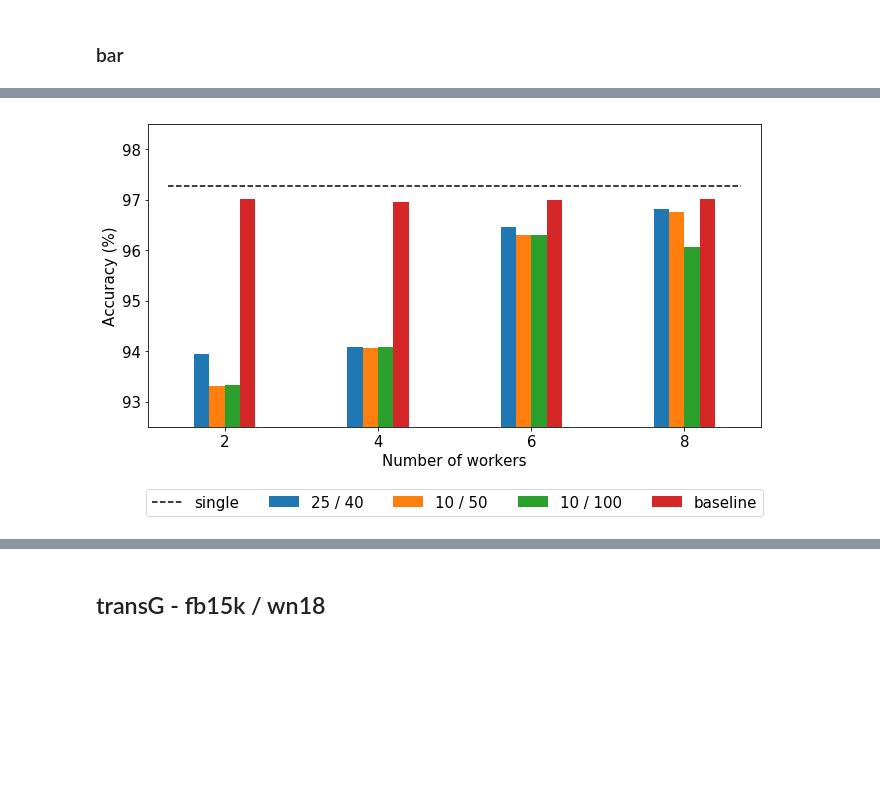
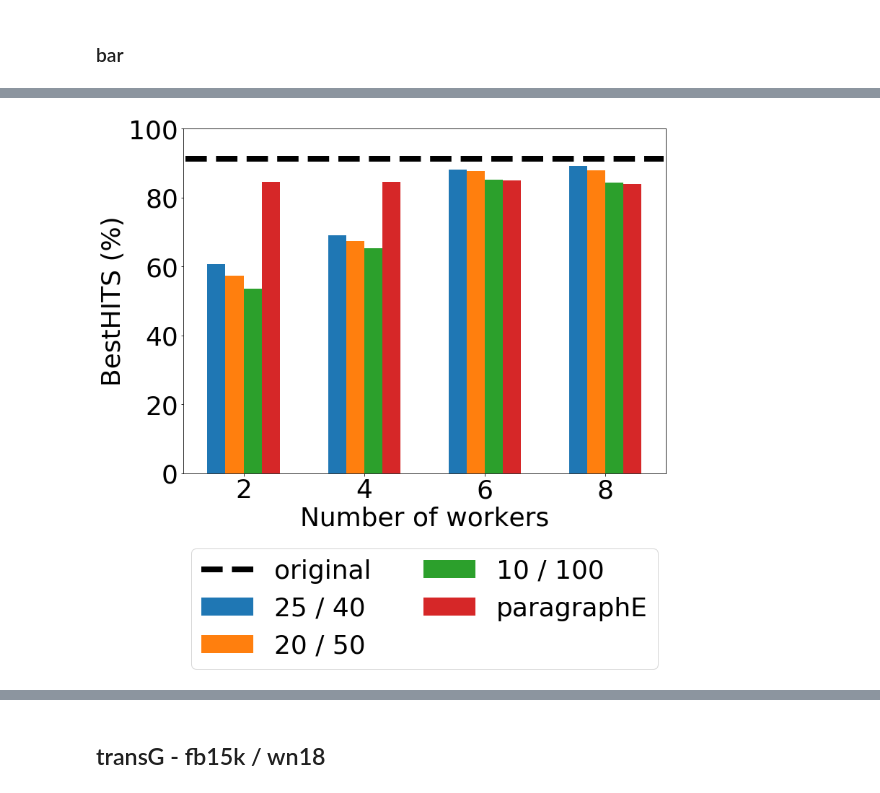
Before and after one commit to ahnjaewoo/Embedding, a Jupyter notebook: figures/figures.ipynb, the cells around one changed output, grey strips where cells are left out. Cells and saved outputs as stored; diff of their text form; code cells hidden in the pictures; blank space fills up the shorter version.

```diff
--- a/figures/figures.ipynb
+++ b/figures/figures.ipynb
@@ -8,8 +8,7 @@ import matplotlib.dates as mdates
 %matplotlib inline
 plt.rcParams['text.latex.unicode'] = True
 #plt.rcParams["font.family"] = 'Times New Roman'
-#plt.rcParams["font.size"] = 18
-plt.rcParams["font.size"] = 15
+plt.rcParams["font.size"] = 36
 # %% [markdown]
 ## transE - fb15k / wn18
 # %% [markdown]
@@ -107,31 +196,31 @@ plt.show()
 # %%
-# accuracy wn18
+# BestHITS wn18
 num_workers = np.array([2, 4, 6, 8])
 
-wn18_25_40 = np.array([0.9395, 0.9408, 0.9646, 0.9681]) * 100
-wn18_20_50 = np.array([0.933, 0.9406, 0.963, 0.9675]) * 100
-wn18_10_100 = np.array([0.9332, 0.9409, 0.963, 0.9607]) * 100
-wn18_baseline = np.array([97.01, 96.95, 97, 97.01])
-wn18_single = 0.9727 * 100
+wn18_25_40 = np.array([0.607, 0.691, 0.8804, 0.8914]) * 100
+wn18_20_50 = np.array([0.5732, 0.6736, 0.8772, 0.8802]) * 100
+wn18_10_100 = np.array([0.5352, 0.6532, 0.8522, 0.8436]) * 100
+wn18_baseline = np.array([84.48, 84.57, 84.97, 83.99])
+wn18_single = 0.91341 * 100
 
-fig, ax = plt.subplots(1, 1, figsize = (10, 6))
+fig, ax = plt.subplots(1, 1, figsize = (12, 9))
 
-ax.bar(num_workers - 0.3, wn18_25_40, width = 0.2, label = '25 / 40')
-ax.bar(num_workers - 0.1, wn18_20_50, width = 0.2, label = '10 / 50')
-ax.bar(num_workers + 0.1, wn18_10_100, width = 0.2, label = '10 / 100')
-ax.bar(num_workers +  0.3, wn18_baseline, width = 0.2, label = 'baseline')
-ax.plot(ax.get_xlim(), [wn18_single, wn18_single], c = 'k', linestyle = '--', label = 'single')
+ax.bar(num_workers - 0.45, wn18_25_40, width = 0.3, label = '25 / 40')
+ax.bar(num_workers - 0.15, wn18_20_50, width = 0.3, label = '20 / 50')
+ax.bar(num_workers + 0.15, wn18_10_100, width = 0.3, label = '10 / 100')
+ax.bar(num_workers +  0.45, wn18_baseline, width = 0.3, label = 'paragraphE')
+ax.plot(ax.get_xlim(), [wn18_single, wn18_single], c = 'k', linestyle = '--', label = 'original', lw = 8)
 ax.set_xlabel('Number of workers')
-ax.set_ylabel('Accuracy (%)')
-ax.legend(loc = 'upper center', bbox_to_anchor = (0.5, -0.18), fancybox = True, ncol = 5)
+ax.set_ylabel('BestHITS (%)')
+legend = ax.legend(loc = 'upper center', bbox_to_anchor = (0.5, -0.18), fancybox = True, ncol = 2)
 ax.set_xticks(num_workers)
-ax.set_yticks(np.arange(0, 100, 1))
+ax.set_yticks(np.arange(0, 101, 20))
 ax.set_xlim(1, 9)
-ax.set_ylim(92.5, 98.5)
+ax.set_ylim(0, 100)
 
 plt.tight_layout()
-plt.savefig('./bar_accuracy_transe_wn18.pdf', dpi = 300, quality = 100)
+plt.savefig('./bar_besthit_transe_wn18.pdf', dpi = 300, quality = 100, bbox_extra_artists = (legend,), bbox_inches = 'tight')
 plt.show()
 # %% [output]
-[figure, old version]
+[figure, new version]
 # %%
```
Also changed, not shown: parts of 27 cells of this notebook, 20 other files.
